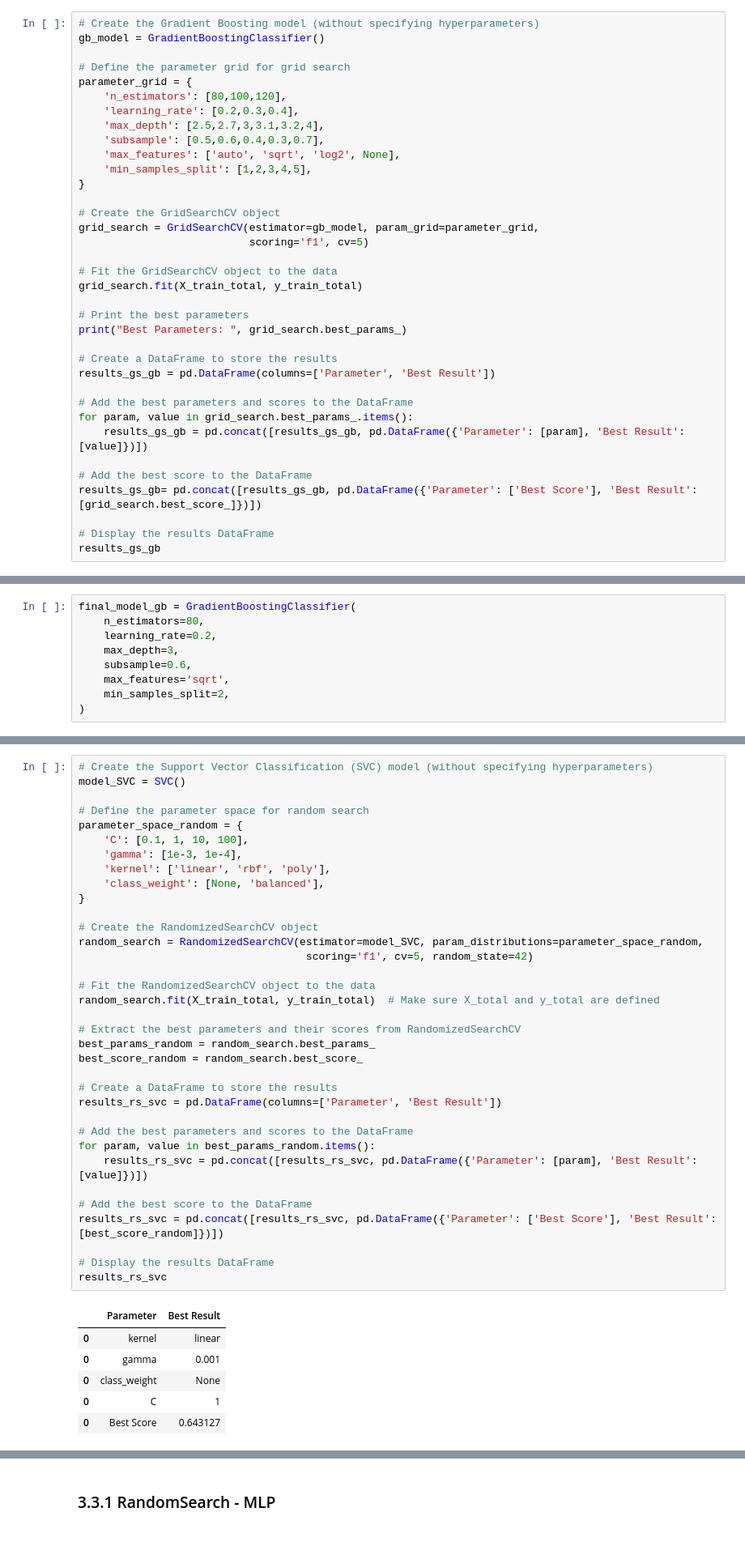
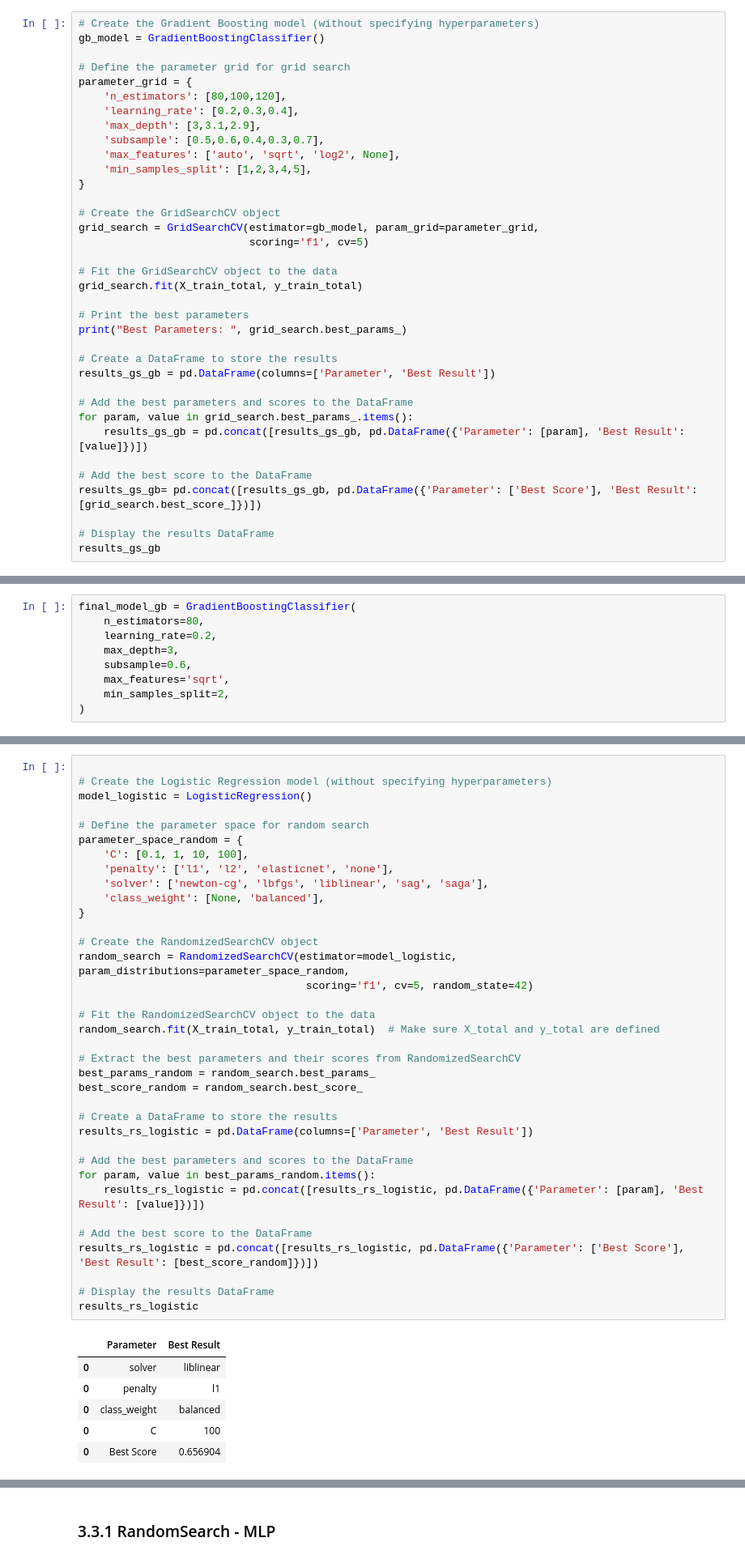
Before and after one commit to sarasustelosantos/bootcamp_group, a Jupyter notebook: 04_modelling.ipynb, the cells around one changed output, grey strips where cells are left out. Shown at 81% size. Drawn from its saved outputs; the diff is of its cells as text.

```diff
--- a/04_modelling.ipynb
+++ b/04_modelling.ipynb
@@ -508,7 +509,7 @@ gb_model = GradientBoostingClassifier()
 parameter_grid = {
     'n_estimators': [80,100,120],
     'learning_rate': [0.2,0.3,0.4],
-    'max_depth': [2.5,2.7,3,3.1,3.2,4],
+    'max_depth': [3,3.1,2.9],
     'subsample': [0.5,0.6,0.4,0.3,0.7],
     'max_features': ['auto', 'sqrt', 'log2', None],
     'min_samples_split': [1,2,3,4,5],
@@ -582,43 +583,44 @@ F1: 0.655
 # %%
-# Create the Support Vector Classification (SVC) model (without specifying hyperparameters)
-model_SVC = SVC()
+
+# Create the Logistic Regression model (without specifying hyperparameters)
+model_logistic = LogisticRegression()
 
 # Define the parameter space for random search
 parameter_space_random = {
     'C': [0.1, 1, 10, 100],
-    'gamma': [1e-3, 1e-4],
-    'kernel': ['linear', 'rbf', 'poly'],
+    'penalty': ['l1', 'l2', 'elasticnet', 'none'],
+    'solver': ['newton-cg', 'lbfgs', 'liblinear', 'sag', 'saga'],
     'class_weight': [None, 'balanced'],
 }
 
 # Create the RandomizedSearchCV object
-random_search = RandomizedSearchCV(estimator=model_SVC, param_distributions=parameter_space_random,
+random_search = RandomizedSearchCV(estimator=model_logistic, param_distributions=parameter_space_random,
                                     scoring='f1', cv=5, random_state=42)
 
 # Fit the RandomizedSearchCV object to the data
 random_search.fit(X_train_total, y_train_total)  # Make sure X_total and y_total are defined
 
 # Extract the best parameters and their scores from RandomizedSearchCV
 best_params_random = random_search.best_params_
 best_score_random = random_search.best_score_
 
 # Create a DataFrame to store the results
-results_rs_svc = pd.DataFrame(columns=['Parameter', 'Best Result'])
+results_rs_logistic = pd.DataFrame(columns=['Parameter', 'Best Result'])
 
 # Add the best parameters and scores to the DataFrame
 for param, value in best_params_random.items():
-    results_rs_svc = pd.concat([results_rs_svc, pd.DataFrame({'Parameter': [param], 'Best Result': [value]})])
+    results_rs_logistic = pd.concat([results_rs_logistic, pd.DataFrame({'Parameter': [param], 'Best Result': [value]})])
 
 # Add the best score to the DataFrame
-results_rs_svc = pd.concat([results_rs_svc, pd.DataFrame({'Parameter': ['Best Score'], 'Best Result': [best_score_random]})])
+results_rs_logistic = pd.concat([results_rs_logistic, pd.DataFrame({'Parameter': ['Best Score'], 'Best Result': [best_score_random]})])
 
 # Display the results DataFrame
-results_rs_svc
+results_rs_logistic
 # %% [output]
 |  | Parameter | Best Result |
-| 0 | kernel | linear |
-| 0 | gamma | 0.001 |
-| 0 | class_weight | None |
-| 0 | C | 1 |
-| 0 | Best Score | 0.643127 |
+| 0 | solver | liblinear |
+| 0 | penalty | l1 |
+| 0 | class_weight | balanced |
+| 0 | C | 100 |
+| 0 | Best Score | 0.656904 |
 # %% [markdown]
```
Also changed, not shown: parts of 26 cells of this notebook.
